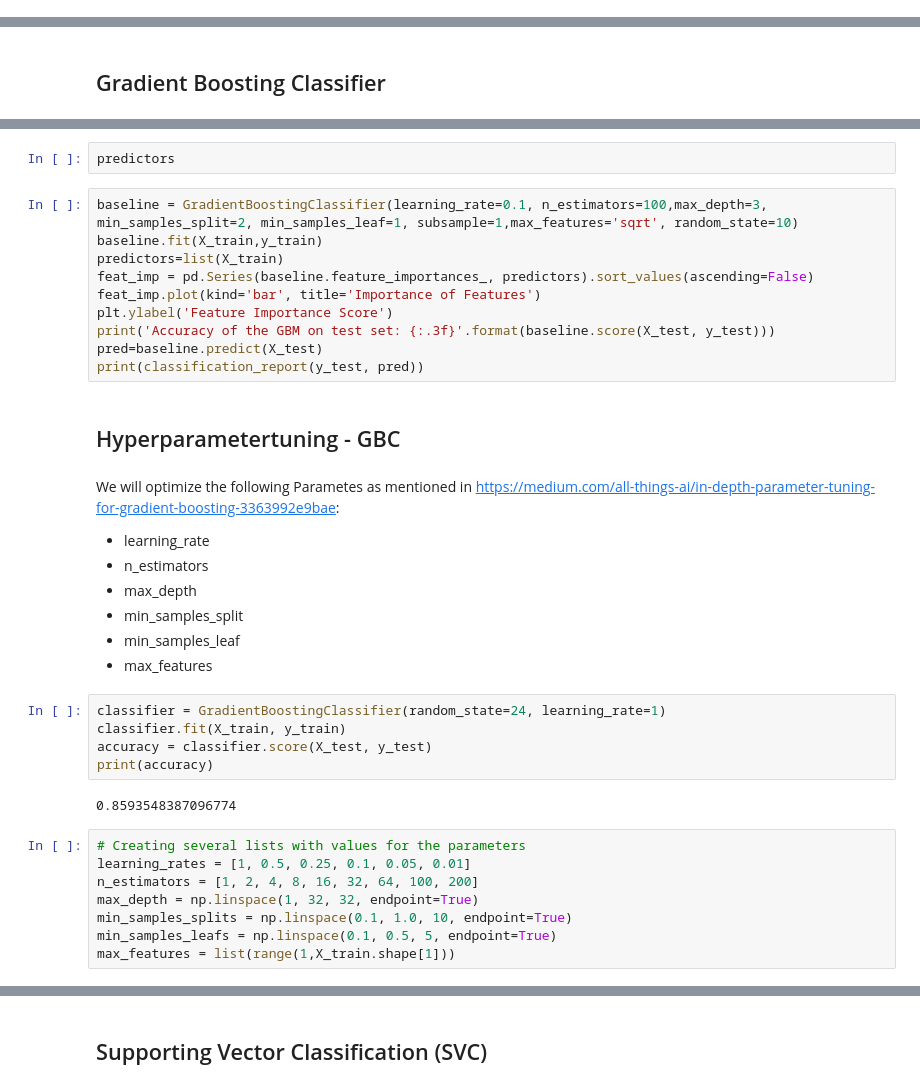
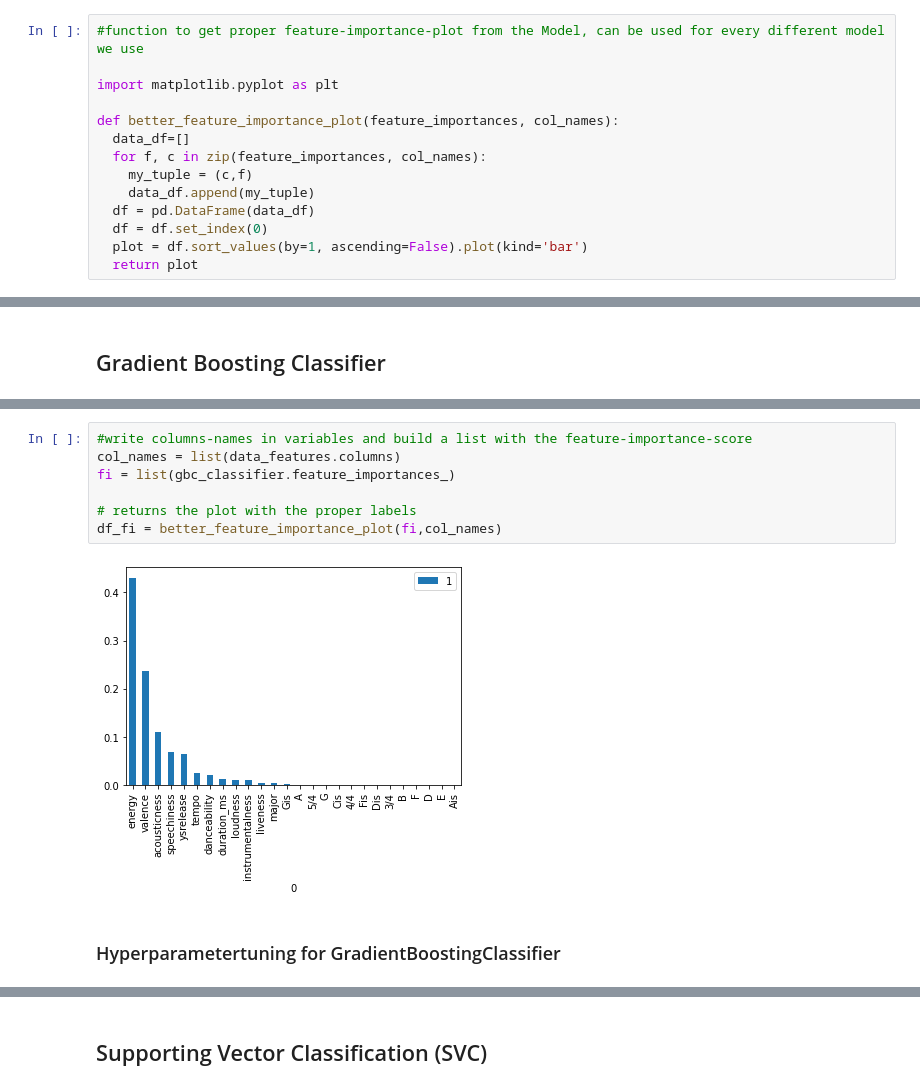
Before and after one commit to moritzfaller/Software-Entwicklung-und-Datenanalyse-in-Python, a Jupyter notebook: Classification_Models.ipynb, the cells around one changed output, grey strips where cells are left out. Saved outputs shown, nothing was run; the diff lists cells and outputs as text.

```diff
--- a/Classification_Models.ipynb
+++ b/Classification_Models.ipynb
@@ -42,3 +101,17 @@ Checking out files: 100% (2104/2104), done.
+# %%
+#function to get proper feature-importance-plot from the Model, can be used for every different model we use
+
+import matplotlib.pyplot as plt
+
+def better_feature_importance_plot(feature_importances, col_names):
+  data_df=[]
+  for f, c in zip(feature_importances, col_names):
+    my_tuple = (c,f)
+    data_df.append(my_tuple)
+  df = pd.DataFrame(data_df)
+  df = df.set_index(0)
+  plot = df.sort_values(by=1, ascending=False).plot(kind='bar')
+  return plot
 # %% [markdown]
 # Classification Models
 # %%
@@ -122,39 +185,11 @@ weighted avg       0.87      0.87      0.87       775
-# %%
-predictors
-# %%
-baseline = GradientBoostingClassifier(learning_rate=0.1, n_estimators=100,max_depth=3, min_samples_split=2, min_samples_leaf=1, subsample=1,max_features='sqrt', random_state=10)
-baseline.fit(X_train,y_train)
-predictors=list(X_train)
-feat_imp = pd.Series(baseline.feature_importances_, predictors).sort_values(ascending=False)
-feat_imp.plot(kind='bar', title='Importance of Features')
-plt.ylabel('Feature Importance Score')
-print('Accuracy of the GBM on test set: {:.3f}'.format(baseline.score(X_test, y_test)))
-pred=baseline.predict(X_test)
-print(classification_report(y_test, pred))
+# %%
+#write columns-names in variables and build a list with the feature-importance-score
+col_names = list(data_features.columns)
+fi = list(gbc_classifier.feature_importances_)
+
+# returns the plot with the proper labels
+df_fi = better_feature_importance_plot(fi,col_names)
+# %% [output]
+[figure, added]
 # %% [markdown]
-## Hyperparametertuning - GBC
+### Hyperparametertuning for GradientBoostingClassifier
-# %% [markdown]
-We will optimize the following Parametes as mentioned in https://medium.com/all-things-ai/in-depth-parameter-tuning-for-gradient-boosting-3363992e9bae:
-
-
-*   learning_rate
-*   n_estimators
-*   max_depth
-*   min_samples_split
-*   min_samples_leaf
-*   max_features
-# %%
-classifier = GradientBoostingClassifier(random_state=24, learning_rate=1)
-classifier.fit(X_train, y_train)
-accuracy = classifier.score(X_test, y_test)
-print(accuracy)
-# %% [output]
-0.8593548387096774
-# %%
-# Creating several lists with values for the parameters
-learning_rates = [1, 0.5, 0.25, 0.1, 0.05, 0.01]
-n_estimators = [1, 2, 4, 8, 16, 32, 64, 100, 200]
-max_depth = np.linspace(1, 32, 32, endpoint=True)
-min_samples_splits = np.linspace(0.1, 1.0, 10, endpoint=True)
-min_samples_leafs = np.linspace(0.1, 0.5, 5, endpoint=True)
-max_features = list(range(1,X_train.shape[1]))
```
Also changed, not shown: parts of 102 cells of this notebook.
